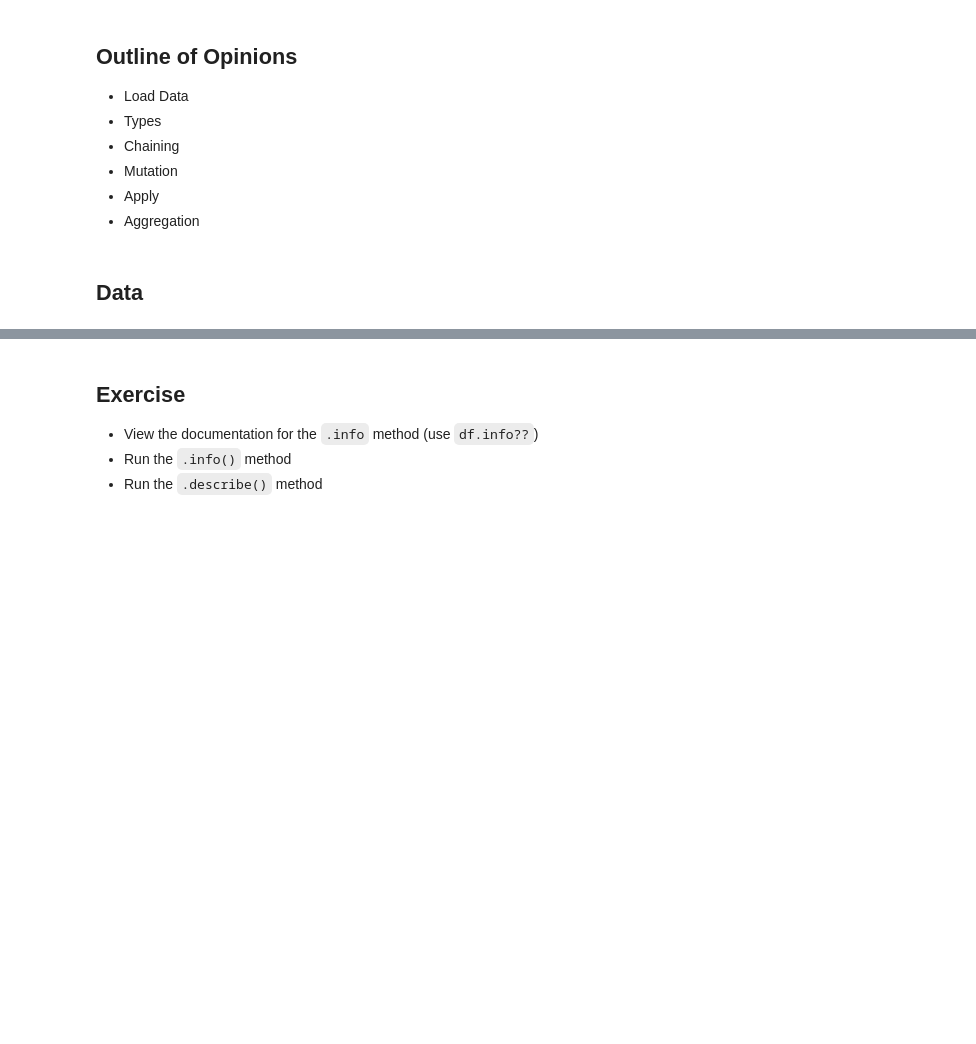
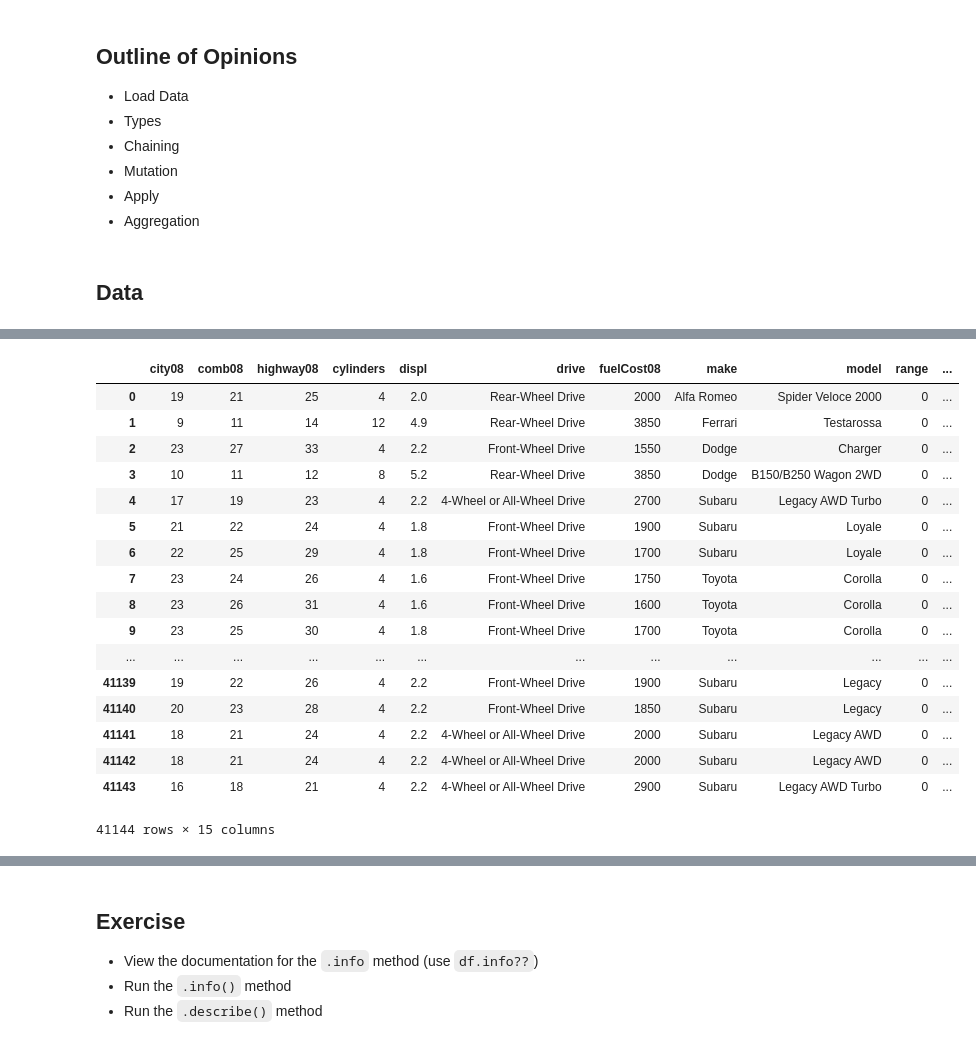
Before and after one commit to mattharrison/2023-odsc-east, a Jupyter notebook: pandas/Idiomatic Pandas.ipynb, the cells around one changed output, grey strips where cells are left out. Cells and saved outputs as stored; diff of their text form; code cells hidden in the pictures; blank space fills up the shorter version.

```diff
--- a/pandas/Idiomatic Pandas.ipynb
+++ b/pandas/Idiomatic Pandas.ipynb
@@ -57,6 +59,52 @@ pd.options.display.min_rows = 20
 autos = pd.read_csv('https://github.com/mattharrison/datasets/raw/master/data/vehicles.csv.zip',
                    dtype_backend='pyarrow',
                    engine='pyarrow')
+# %%
+# a glorious function
+def tweak_autos(autos):
+    cols = ['city08', 'comb08', 'highway08', 'cylinders', 'displ', 'drive', 'eng_dscr',
+        'fuelCost08', 'make', 'model', 'trany', 'range', 'createdOn', 'year']
+    return (autos
+     [cols]
+     .assign(cylinders=autos.cylinders.fillna(0).astype('int8[pyarrow]'),
+             displ=autos.displ.fillna(0).astype('float32[pyarrow]'),
+             drive=autos.drive.replace('', 'Other').astype('category'),
+             automatic=autos.trany.astype(str).str.contains('Auto'),
+             speeds=autos.trany.astype(str).str.extract(r'(\d+)').fillna('20').astype('int8[pyarrow]'),
+             createdOn=pd.to_datetime(autos
+                .createdOn
+                .replace({' EDT': ' -0400', ' EST': ' -0500'}, regex=True),
+                          format='%a %b %d %H:%M:%S %z %Y', utc=True)
+                .dt.tz_convert('America/New_York'),
+             ffs=autos.eng_dscr.str.contains('FFS')
+            )
+     .astype({'highway08': 'int8[pyarrow]', 'city08': 'int16[pyarrow]', 'comb08': 'int16[pyarrow]', 'fuelCost08': 'int16[pyarrow]',
+              'range': 'int16[pyarrow]',  'year': 'int16[pyarrow]', 'make': 'category'})
+     .loc[:, ['city08', 'comb08', 'highway08', 'cylinders', 'displ', 'drive',
+       'fuelCost08', 'make', 'model', 'range', 'createdOn', 'year',
+       'automatic', 'speeds', 'ffs']]
+    )
+
+tweak_autos(autos)
+# %% [output]
+|  | city08 | comb08 | highway08 | cylinders | displ | drive | fuelCost08 | make | model | range | ... |
+| 0 | 19 | 21 | 25 | 4 | 2.0 | Rear-Wheel Drive | 2000 | Alfa Romeo | Spider Veloce 2000 | 0 | ... |
+| 1 | 9 | 11 | 14 | 12 | 4.9 | Rear-Wheel Drive | 3850 | Ferrari | Testarossa | 0 | ... |
+| 2 | 23 | 27 | 33 | 4 | 2.2 | Front-Wheel Drive | 1550 | Dodge | Charger | 0 | ... |
+| 3 | 10 | 11 | 12 | 8 | 5.2 | Rear-Wheel Drive | 3850 | Dodge | B150/B250 Wagon 2WD | 0 | ... |
+| 4 | 17 | 19 | 23 | 4 | 2.2 | 4-Wheel or All-Wheel Drive | 2700 | Subaru | Legacy AWD Turbo | 0 | ... |
+| 5 | 21 | 22 | 24 | 4 | 1.8 | Front-Wheel Drive | 1900 | Subaru | Loyale | 0 | ... |
+| 6 | 22 | 25 | 29 | 4 | 1.8 | Front-Wheel Drive | 1700 | Subaru | Loyale | 0 | ... |
+| 7 | 23 | 24 | 26 | 4 | 1.6 | Front-Wheel Drive | 1750 | Toyota | Corolla | 0 | ... |
+| 8 | 23 | 26 | 31 | 4 | 1.6 | Front-Wheel Drive | 1600 | Toyota | Corolla | 0 | ... |
+| 9 | 23 | 25 | 30 | 4 | 1.8 | Front-Wheel Drive | 1700 | Toyota | Corolla | 0 | ... |
+| ... | ... | ... | ... | ... | ... | ... | ... | ... | ... | ... | ... |
+| 41139 | 19 | 22 | 26 | 4 | 2.2 | Front-Wheel Drive | 1900 | Subaru | Legacy | 0 | ... |
+| 41140 | 20 | 23 | 28 | 4 | 2.2 | Front-Wheel Drive | 1850 | Subaru | Legacy | 0 | ... |
+| 41141 | 18 | 21 | 24 | 4 | 2.2 | 4-Wheel or All-Wheel Drive | 2000 | Subaru | Legacy AWD | 0 | ... |
+| 41142 | 18 | 21 | 24 | 4 | 2.2 | 4-Wheel or All-Wheel Drive | 2000 | Subaru | Legacy AWD | 0 | ... |
+| 41143 | 16 | 18 | 21 | 4 | 2.2 | 4-Wheel or All-Wheel Drive | 2900 | Subaru | Legacy AWD Turbo | 0 | ... |
+41144 rows × 15 columns
 # %%
 autos = pd.read_csv('/mnt/c/Users/matt/Downloads/vehicles.csv.zip',
                     dtype_backend='pyarrow',
```
Also changed, not shown: parts of 77 cells of this notebook, 1 other file.
